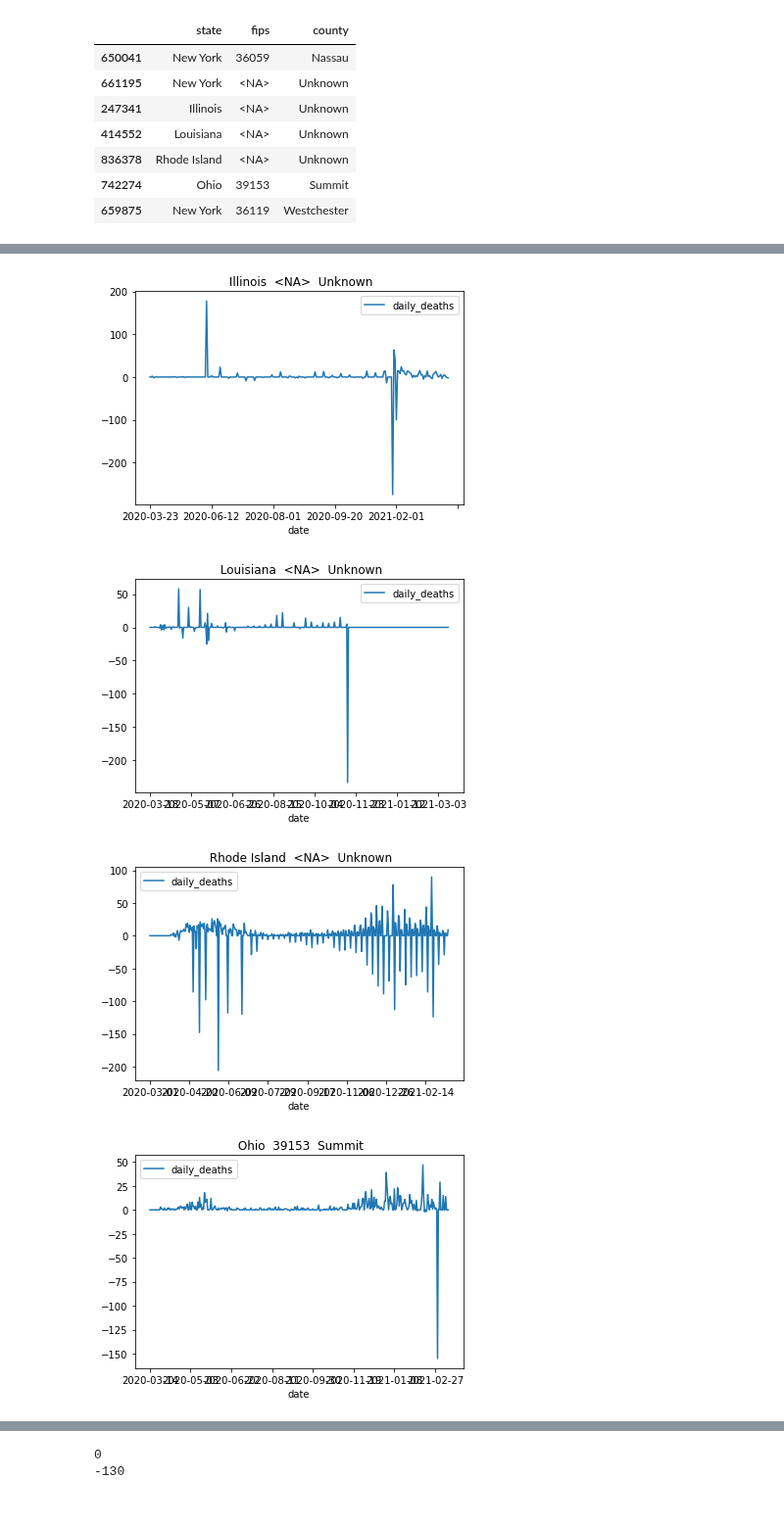
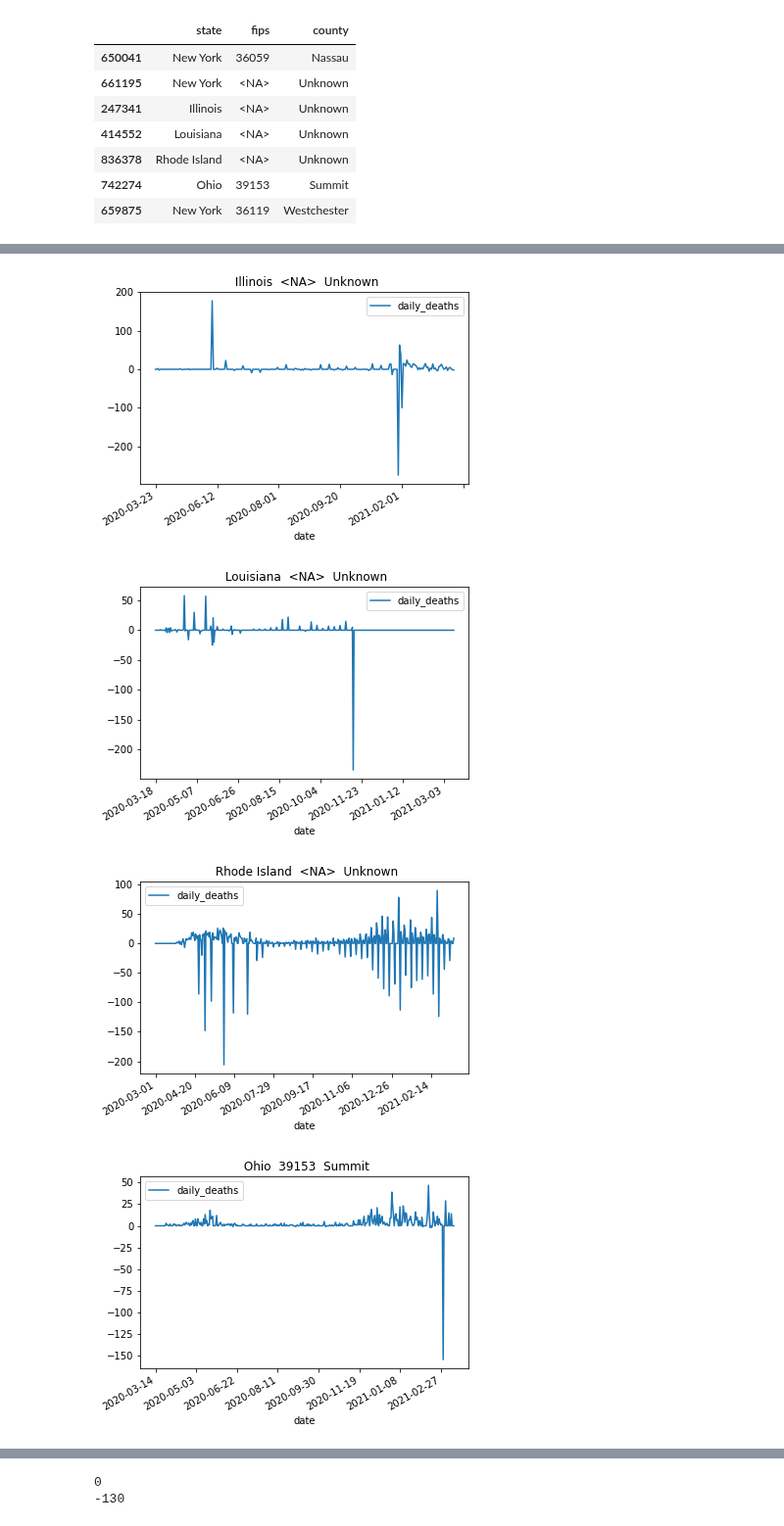
Before and after one commit to severine-baudry/capstone_data_engineer, a Jupyter notebook: covid_corr_weather.ipynb, the cells around one changed output, grey strips where cells are left out. Shown at 98% size. Cells and saved outputs as stored; diff of their text form; code cells hidden in the pictures.

```diff
--- a/covid_corr_weather.ipynb
+++ b/covid_corr_weather.ipynb
@@ -164,4 +164,5 @@ for i in range( len(deaths_anomalies_2)):
     df_merge = pd.merge( nyt, deaths_anomalies_2.iloc[i:i+1], on =["state", "fips", "county"])
     titel = deaths_anomalies_2.iloc[i:i+1].to_string(header = False, index = False)
     df_merge.plot( x = "date", y = "deaths", title = titel)
+    plt.gcf().autofmt_xdate()
 # %% [output]
@@ -177,4 +178,5 @@ for i in range( len(deaths_anomalies_2)):
     df_merge = pd.merge( nyt, deaths_anomalies_2.iloc[i:i+1], on =["state", "fips", "county"])
     titel = deaths_anomalies_2.iloc[i:i+1].to_string(header = False, index = False)
     df_merge.plot( x = "date", y = "daily_deaths", title = titel)
+    plt.gcf().autofmt_xdate()
 # %% [output]
@@ -183,4 +185,4 @@ for i in range( len(deaths_anomalies_2)):
-[figure, old version]
+[figure, new version]
-[figure, old version]
+[figure, new version]
-[figure, old version]
+[figure, new version]
-[figure, old version]
+[figure, new version]
```
Also changed, not shown: parts of 5 cells of this notebook.
